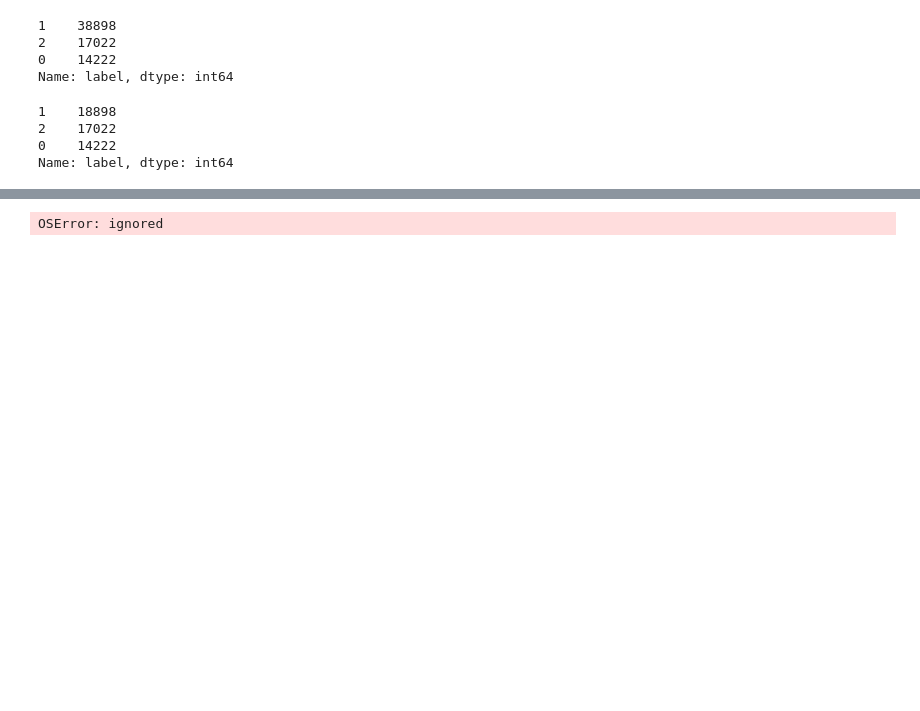
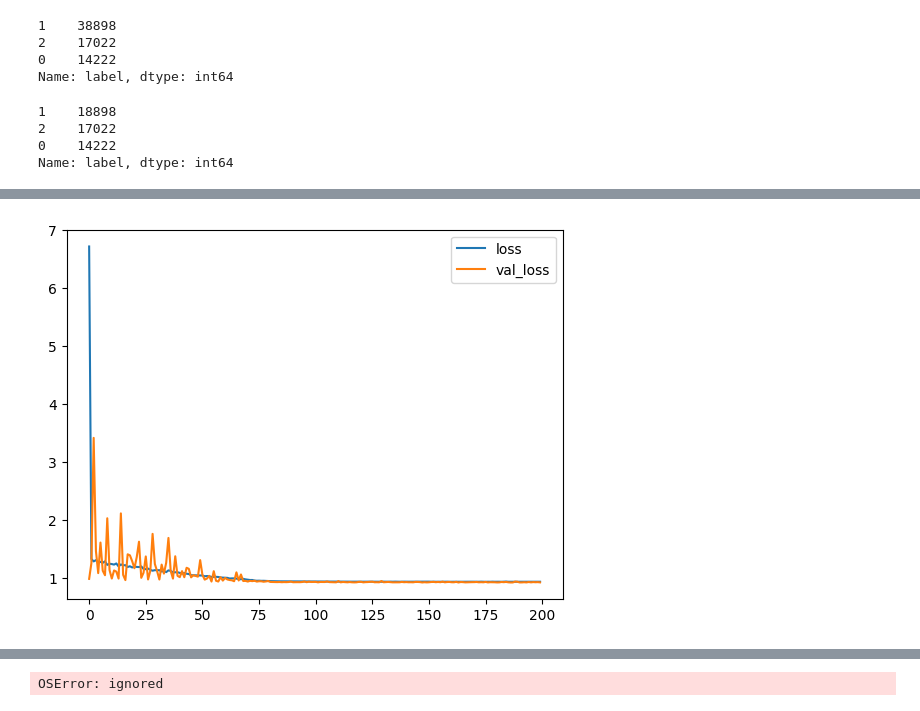
Before and after one commit to Bobbed1999/EEP595-Weather-Wizard, a Jupyter notebook: Copy_of_Untitled10.ipynb, the cells around one changed output, grey strips where cells are left out. Drawn from its saved outputs; the diff is of its cells as text; code cells hidden in the pictures; blank space fills up the shorter version.

```diff
--- a/Copy_of_Untitled10.ipynb
+++ b/Copy_of_Untitled10.ipynb
@@ -281,9 +246,9 @@ from sklearn.model_selection import train_test_split
 #Split the dataset into training set 85% and test set 15%
 train_features, test_features, train_labels, test_labels = train_test_split(features, labels, test_size=0.20,shuffle=True)
 # %%
-model.fit(x=train_features,
+model_history = model.fit(x=train_features,
           y=train_labels,
-          epochs=30,
+          epochs=200,
           validation_data=(test_features,test_labels),
           verbose=1,
           shuffle=True) #Train our model
@@ -308,0 +273,7 @@ Epoch 30/30
+# %%
+model_history = model.fit(x=train_features,
+          y=train_labels,
+          epochs=3,
+          validation_data=(test_features,test_labels),
+          verbose=1,
+          shuffle=True) #Train our model
@@ -308,0 +287,10 @@ Epoch 30/30
+# %%
+metrics = model_history.history
+
+import matplotlib.pyplot as plt
+
+plt.plot(model_history.epoch, metrics['loss'], metrics['val_loss'])
+plt.legend(['loss', 'val_loss'])
+plt.show()
+# %% [output]
+[figure, added]
```
Also changed, not shown: parts of 16 cells of this notebook.
